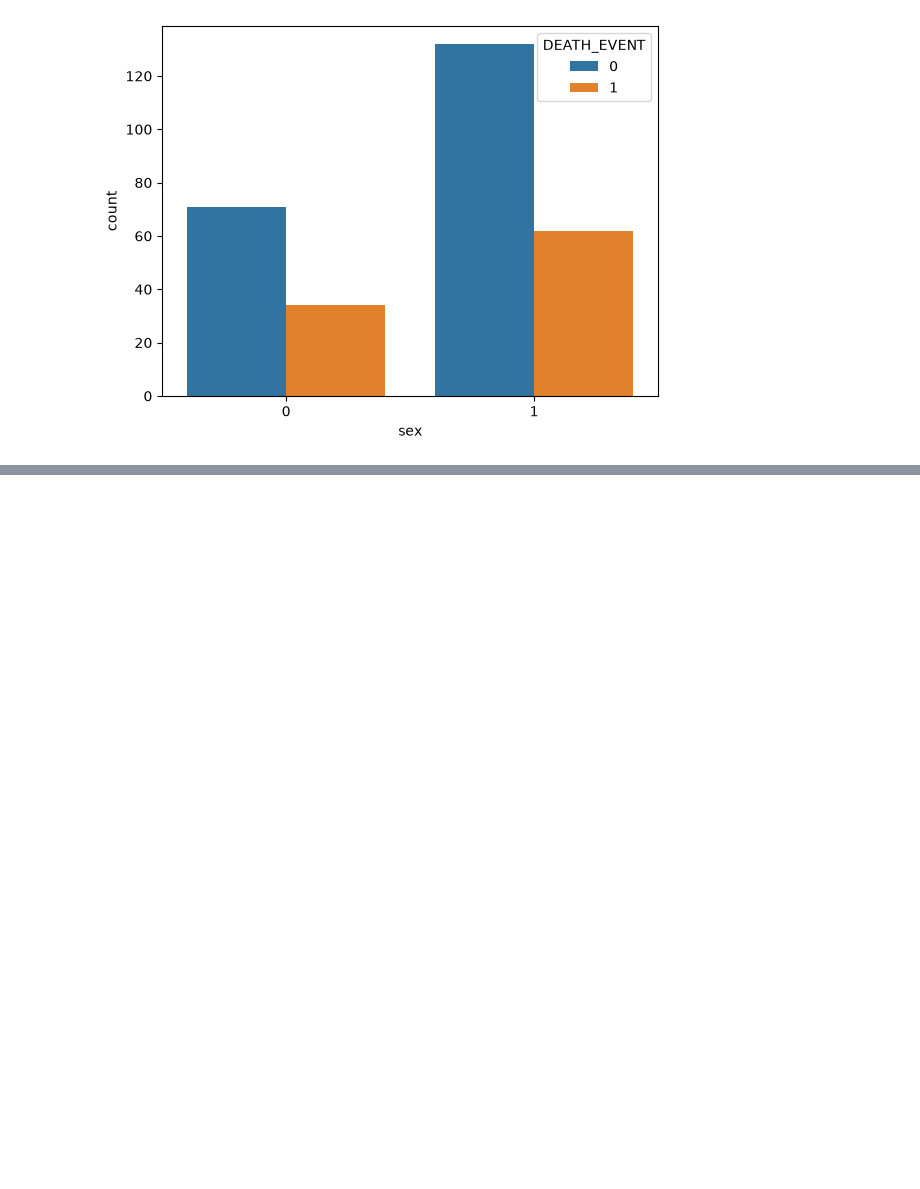
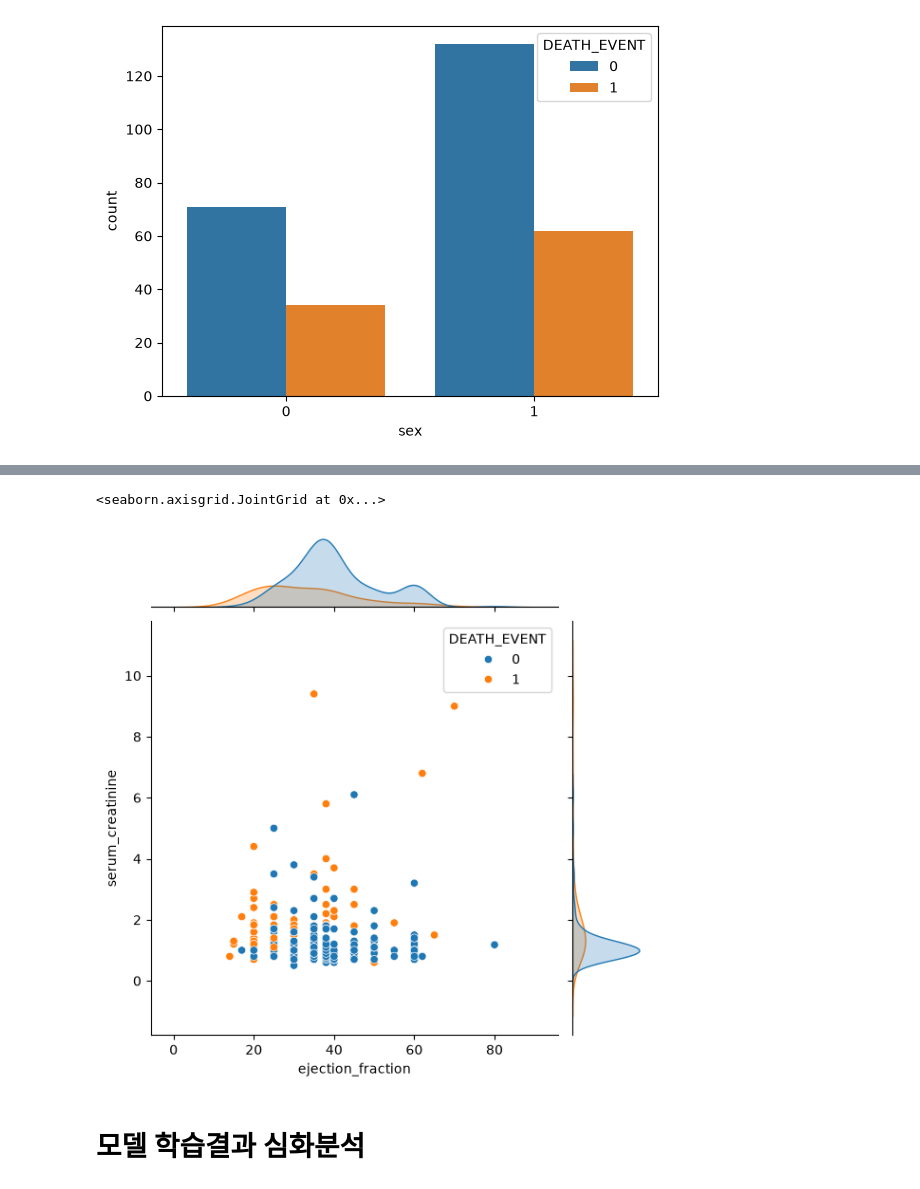
Before and after one commit to LeoChoi224/PyWork, a Jupyter notebook: 07_DataAnalysis/08 EDA - 데이터분석으로 심부전증 원인 분석.ipynb, the cells around one changed output, grey strips where cells are left out. Saved outputs shown, nothing was run; the diff lists cells and outputs as text; code cells hidden in the pictures; blank space fills up the shorter version.

```diff
--- a/07_DataAnalysis/08 EDA - 데이터분석으로 심부전증 원인 분석.ipynb
+++ b/07_DataAnalysis/08 EDA - 데이터분석으로 심부전증 원인 분석.ipynb
@@ -513,0 +679,7 @@ sns.countplot(x='sex', data=df, hue='DEATH_EVENT')
+# %%
+sns.jointplot(x='ejection_fraction', y='serum_creatinine', data=df, hue='DEATH_EVENT')
+# %% [output]
+<seaborn.axisgrid.JointGrid at 0x...>
+[figure, added]
+# %% [markdown]
+# 모델 학습결과 심화분석
```
Also changed, not shown: parts of 44 cells of this notebook, 6 other files.
